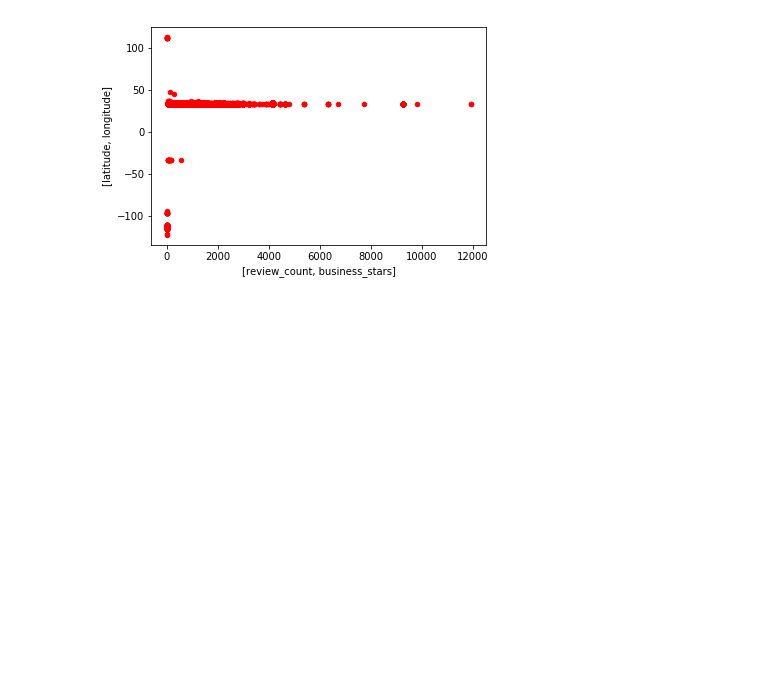
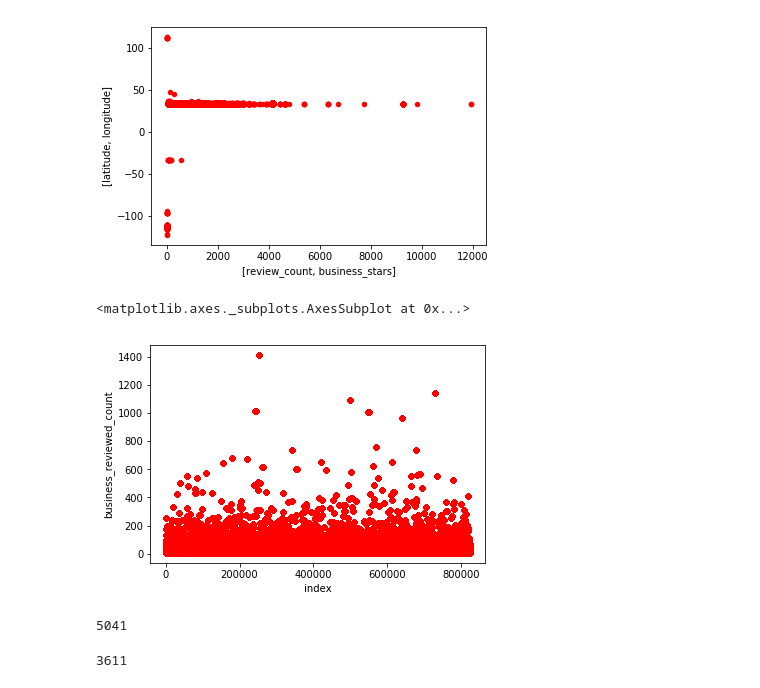
Before and after one commit to vijetha35/FriendsRecommendationForYelpUsers, a Jupyter notebook: Data_Cleaning.ipynb, the cells around one changed output. Drawn from its saved outputs; the diff is of its cells as text; code cells hidden in the pictures; blank space fills up the shorter version.

Commit message:
Add files via upload
300 users and jaccard

```diff
--- a/Data_Cleaning.ipynb
+++ b/Data_Cleaning.ipynb
@@ -5,4 +5,4 @@ from sklearn.cluster import KMeans
 import matplotlib.pyplot as plt
 import seaborn as sns
 # %%
-dataframe = pd.read_csv("arizona_all_details_users_49k.csv")
+dataframe = pd.read_csv("arizona_all_details_users_49k_open_businesses.csv")
@@ -110,3 +116,8 @@ dataframe.plot(kind='scatter',x=['review_count','business_stars'],y=['latitude',
 # %% [output]
 <matplotlib.axes._subplots.AxesSubplot at 0x...>
 [figure]
+# %%
+dataframe.reset_index().plot(kind='scatter',x='index',y='business_reviewed_count',color='red')
+# %% [output]
+<matplotlib.axes._subplots.AxesSubplot at 0x...>
+[figure, added]
@@ -112,0 +130,8 @@ dataframe.plot(kind='scatter',x=['review_count','business_stars'],y=['latitude',
+# %%
+len(userdf_300)
+# %% [output]
+5041
+# %%
+len(userdf_300.business_id.unique())
+# %% [output]
+3611
```
Also changed, not shown: parts of 9 cells of this notebook.
